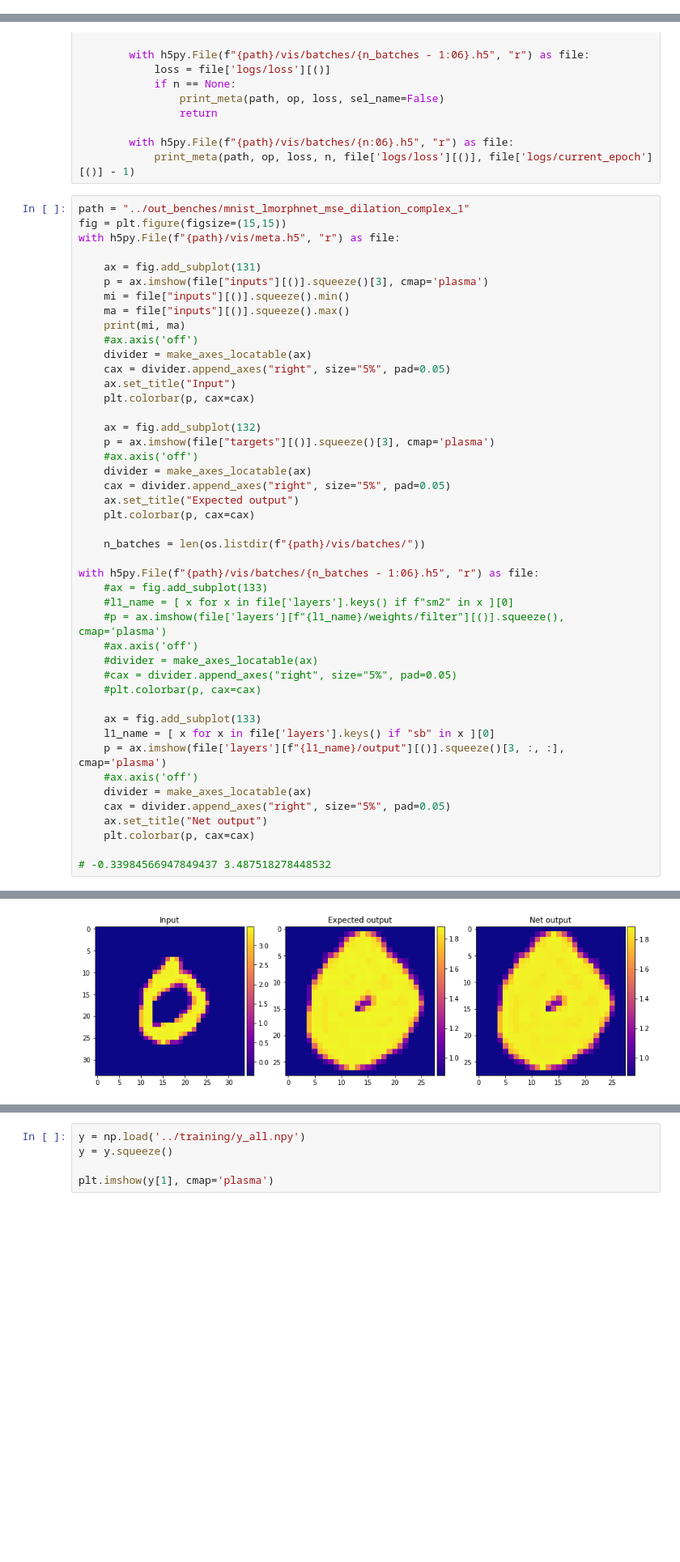
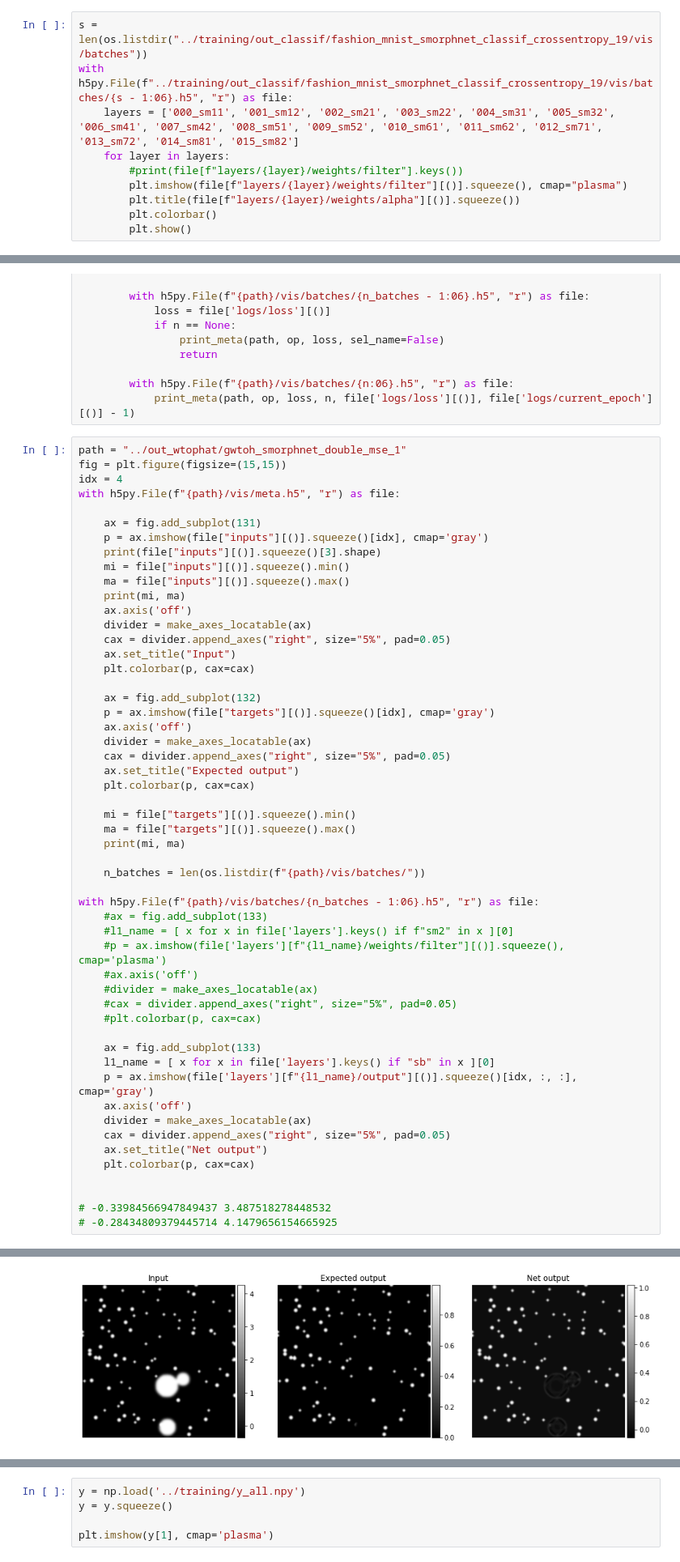
Before and after one commit to TheodoreAouad/MorphoNet, a Jupyter notebook: analysis/output_visualisation.ipynb, the cells around one changed output, grey strips where cells are left out. Shown at 81% size. Cells and saved outputs as stored; diff of their text form; blank space fills up the shorter version.

Commit message:
classif and new dataset

```diff
--- a/analysis/output_visualisation.ipynb
+++ b/analysis/output_visualisation.ipynb
@@ -224,3 +278,13 @@ interactive(children=(IntSlider(value=0, description='x', max=750), Output()), _
 evolution(1, "lmorphnet", "erosion", "complex", "mnist")
 # %% [output]
 FileNotFoundError: [Errno 2] No such file or directory: '../out_binary/mnist_lmorphnet_mse_erosion_complex_1/vis/batches/'
+# %%
+s = len(os.listdir("../training/out_classif/fashion_mnist_smorphnet_classif_crossentropy_19/vis/batches"))
+with h5py.File(f"../training/out_classif/fashion_mnist_smorphnet_classif_crossentropy_19/vis/batches/{s - 1:06}.h5", "r") as file:
+    layers = ['000_sm11', '001_sm12', '002_sm21', '003_sm22', '004_sm31', '005_sm32', '006_sm41', '007_sm42', '008_sm51', '009_sm52', '010_sm61', '011_sm62', '012_sm71', '013_sm72', '014_sm81', '015_sm82']
+    for layer in layers:
+        #print(file[f"layers/{layer}/weights/filter"].keys())
+        plt.imshow(file[f"layers/{layer}/weights/filter"][()].squeeze(), cmap="plasma")
+        plt.title(file[f"layers/{layer}/weights/alpha"][()].squeeze())
+        plt.colorbar()
+        plt.show()
@@ -280,28 +362,34 @@ def get_info_noise(run, net, op, percentage, n=None, dataset="mnist"):
         with h5py.File(f"{path}/vis/batches/{n:06}.h5", "r") as file:
             print_meta(path, op, loss, n, file['logs/loss'][()], file['logs/current_epoch'][()] - 1)
 # %%
-path = "../out_benches/mnist_lmorphnet_mse_dilation_complex_1"
+path = "../out_wtophat/gwtoh_smorphnet_double_mse_1"
 fig = plt.figure(figsize=(15,15))
+idx = 4
 with h5py.File(f"{path}/vis/meta.h5", "r") as file:
 
     ax = fig.add_subplot(131)
-    p = ax.imshow(file["inputs"][()].squeeze()[3], cmap='plasma')
+    p = ax.imshow(file["inputs"][()].squeeze()[idx], cmap='gray')
+    print(file["inputs"][()].squeeze()[3].shape)
     mi = file["inputs"][()].squeeze().min()
     ma = file["inputs"][()].squeeze().max()
     print(mi, ma)
-    #ax.axis('off')
+    ax.axis('off')
     divider = make_axes_locatable(ax)
     cax = divider.append_axes("right", size="5%", pad=0.05)
     ax.set_title("Input")
     plt.colorbar(p, cax=cax)
 
     ax = fig.add_subplot(132)
-    p = ax.imshow(file["targets"][()].squeeze()[3], cmap='plasma')
-    #ax.axis('off')
+    p = ax.imshow(file["targets"][()].squeeze()[idx], cmap='gray')
+    ax.axis('off')
     divider = make_axes_locatable(ax)
     cax = divider.append_axes("right", size="5%", pad=0.05)
     ax.set_title("Expected output")
     plt.colorbar(p, cax=cax)
+
+    mi = file["targets"][()].squeeze().min()
+    ma = file["targets"][()].squeeze().max()
+    print(mi, ma)
 
     n_batches = len(os.listdir(f"{path}/vis/batches/"))
 
@@ -316,12 +404,14 @@ with h5py.File(f"{path}/vis/batches/{n_batches - 1:06}.h5", "r") as file:
 
     ax = fig.add_subplot(133)
     l1_name = [ x for x in file['layers'].keys() if "sb" in x ][0]
-    p = ax.imshow(file['layers'][f"{l1_name}/output"][()].squeeze()[3, :, :], cmap='plasma')
-    #ax.axis('off')
+    p = ax.imshow(file['layers'][f"{l1_name}/output"][()].squeeze()[idx, :, :], cmap='gray')
+    ax.axis('off')
     divider = make_axes_locatable(ax)
     cax = divider.append_axes("right", size="5%", pad=0.05)
     ax.set_title("Net output")
     plt.colorbar(p, cax=cax)
 
+
 # -0.33984566947849437 3.487518278448532
+# -0.28434809379445714 4.1479656154665925
 # %% [output]
@@ -329 +421 @@ with h5py.File(f"{path}/vis/batches/{n_batches - 1:06}.h5", "r") as file:
-[figure, old version]
+[figure, new version]
```
Also changed, not shown: parts of 16 cells of this notebook, 13 other files.
